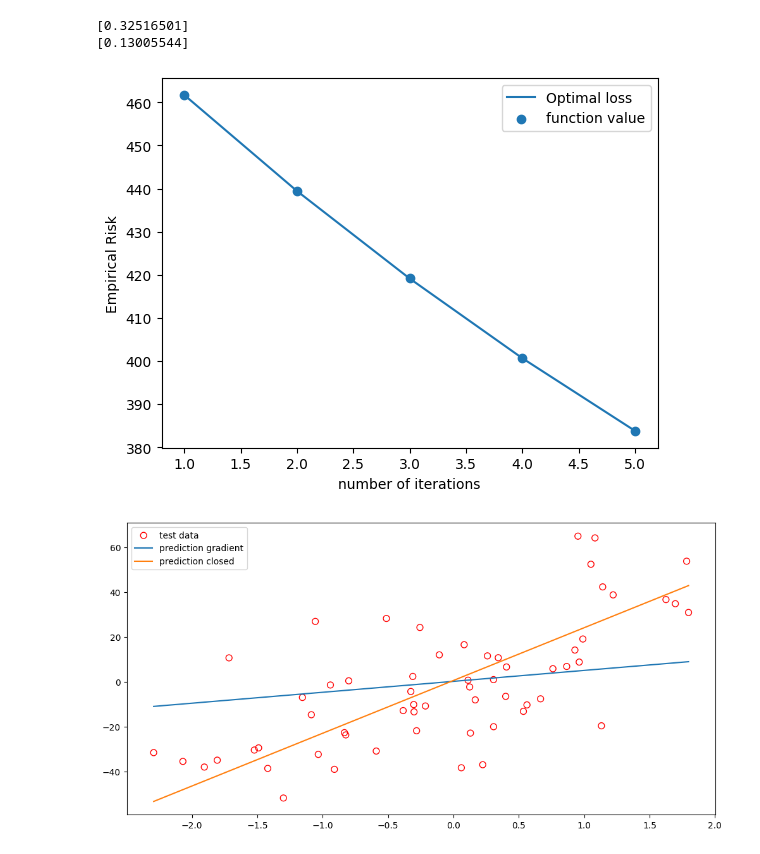
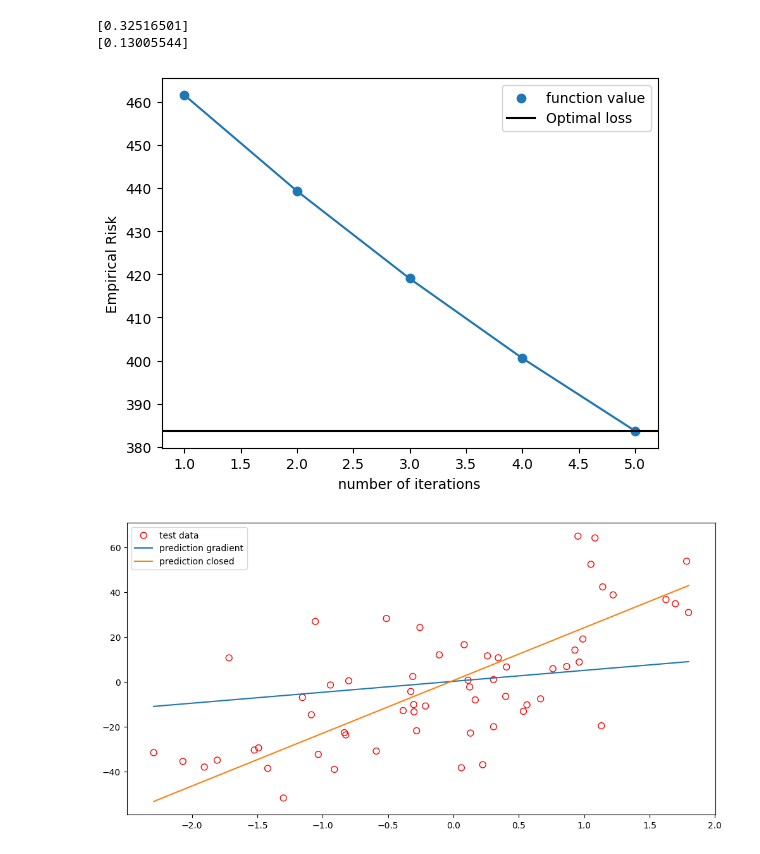
Before and after one commit to iandreileo/homework-ai-linear-regression, a Jupyter notebook: main copy.ipynb, the cells around one changed output. Drawn from its saved outputs; the diff is of its cells as text; code cells hidden in the pictures.

```diff
--- a/main copy.ipynb
+++ b/main copy.ipynb
@@ -293,14 +293,15 @@ y_test_sorted_gradient = sorted_stuffs[1]
 [0.13005544]
 # %%
 # w, risks, function_values = gradient_descent(X_train, t_train, epochs, eta)
-plt.plot(range(1, EPOCHS+1), model_gradient.risks, label='Optimal loss')
+plt.plot(range(1, EPOCHS+1), model_gradient.risks)
 plt.scatter(range(1, EPOCHS+1), model_gradient.function_values, label='function value')
+plt.axhline(y=min(model_gradient.risks), color='black', linestyle='-', label='Optimal loss')
 plt.xlabel('number of iterations')
 plt.ylabel('Empirical Risk')
 plt.legend()
 plt.show()
 # %% [output]
-[figure, old version]
+[figure, new version]
 # %%
 plt.figure(figsize=(12,6))
 # plt.scatter(X_train, t_train, facecolor="none", color="b", s=50, label="training data")
```
Also changed, not shown: parts of 5 cells of this notebook.
